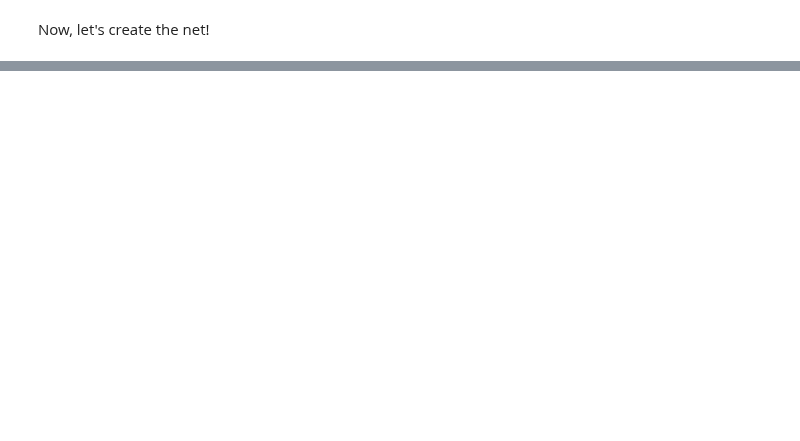
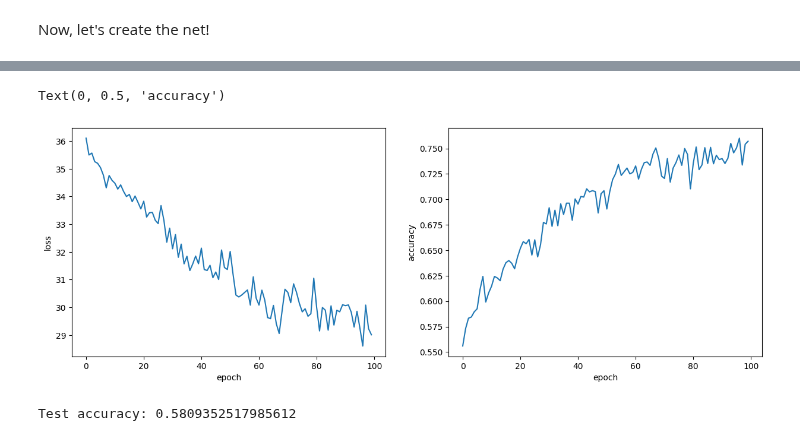
Before and after one commit to omersideman/ai-project, a Jupyter notebook: notebooks/simple_classifiers.ipynb, the cells around one changed output, grey strips where cells are left out. Cells and saved outputs as stored; diff of their text form; code cells hidden in the pictures; blank space fills up the shorter version.

```diff
--- a/notebooks/simple_classifiers.ipynb
+++ b/notebooks/simple_classifiers.ipynb
@@ -250,4 +296,5 @@ Sequential(
 )
 # %%
 loss_fn = nn.CrossEntropyLoss()
-optimizer = torch.optim.SGD(mlp_model.parameters(), lr=1e-4)
+optimizer = torch.optim.Adam(mlp_model.parameters(), lr=1e-2)
+scheduler = torch.optim.lr_scheduler.LinearLR(optimizer,start_factor=1.0,end_factor=1e-4,total_iters=5)
@@ -267,21 +300,0 @@ samples_in_epoch = batch_size * num_batches
-# %%
-#The training loop
-for epoch in range(num_epochs):
-    tot_loss = 0.
-    tot_correct = 0.
-    perm = torch.randperm(train_samples)
-    X_train = X_train[perm,:]
-    y_train = y_train[perm]
-    for batch_idx in range(num_batches):
-        X_batch = X_train[batch_idx*batch_size:(batch_idx+1)*batch_size,:]
-        y_batch = y_train[batch_idx*batch_size:(batch_idx+1)*batch_size]
-        y_pred = mlp_model(X_batch)
-        loss = loss_fn(y_pred, y_batch)
-        optimizer.zero_grad()
-        loss.backward()
-        optimizer.step()
-        tot_loss += loss.item()
-        tot_correct += (torch.argmax(y_pred,dim=1) == y_batch).sum().item()
-    print("epoch number #", epoch, ":")
-    print("loss:", tot_loss/num_batches)
-    print("accuracy:", tot_correct/samples_in_epoch,"\n")
@@ -305,0 +301,6 @@ accuracy: 0.43960336538461536
+# %%
+from project.trainer import trainer
+
+mlp_trainer = trainer(mlp_model,optimizer,loss_fn,num_epochs,batch_size,True)
+
+loss_list, accuracy_list = mlp_trainer.fit(X=X_train,y=y_train)
@@ -305,0 +309,21 @@ accuracy: 0.43960336538461536
+# %%
+import matplotlib.pyplot as plt
+
+fig, axs = plt.subplots(1,2, figsize=(15,5))
+
+axs[0].plot(range(num_epochs), loss_list)
+axs[0].set_xlabel('epoch')
+axs[0].set_ylabel('loss')
+
+axs[1].plot(range(num_epochs), accuracy_list)
+axs[1].set_xlabel('epoch')
+axs[1].set_ylabel('accuracy')
+# %% [output]
+Text(0, 0.5, 'accuracy')
+[figure, added]
+# %%
+y_pred = mlp_model(X_test)
+test_accuracy = (torch.argmax(y_pred,dim=1) == y_test).sum().item() / X_test.shape[0]
+print(f'Test accuracy: {test_accuracy}')
+# %% [output]
+Test accuracy: 0.5809352517985612
```
Also changed, not shown: parts of 25 cells of this notebook.
